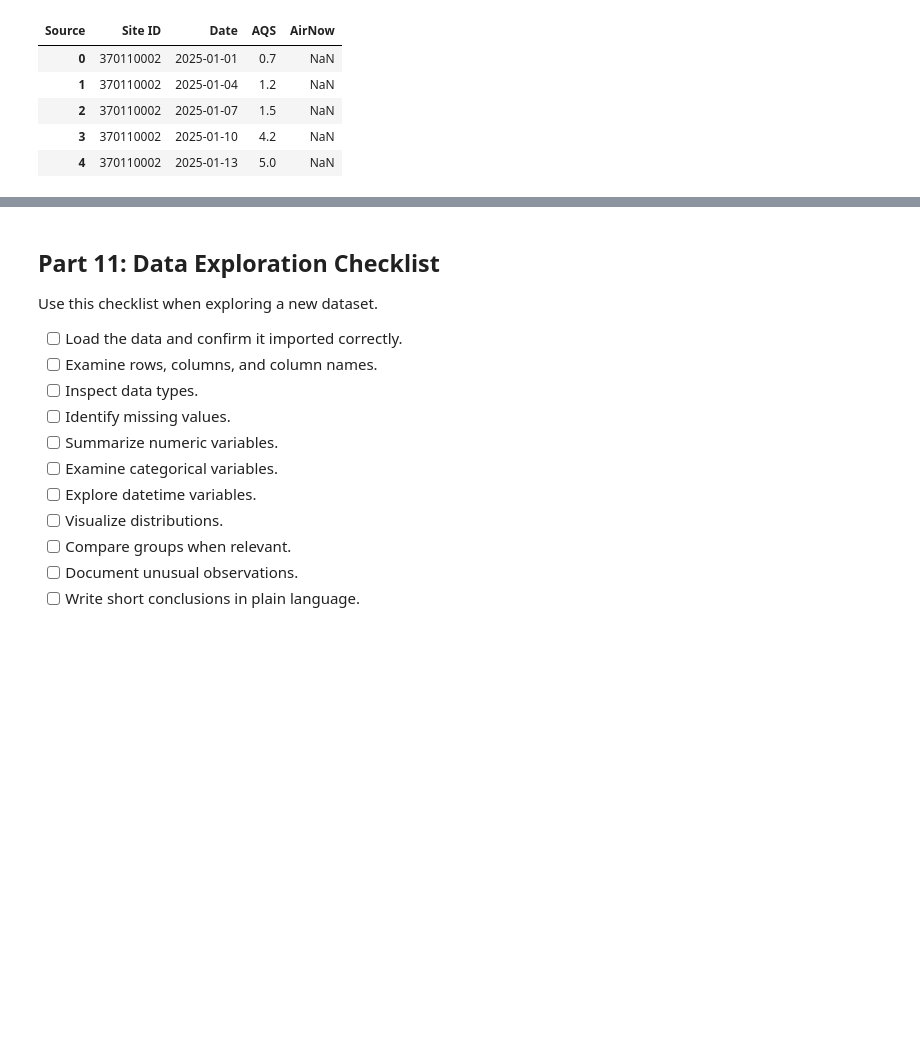
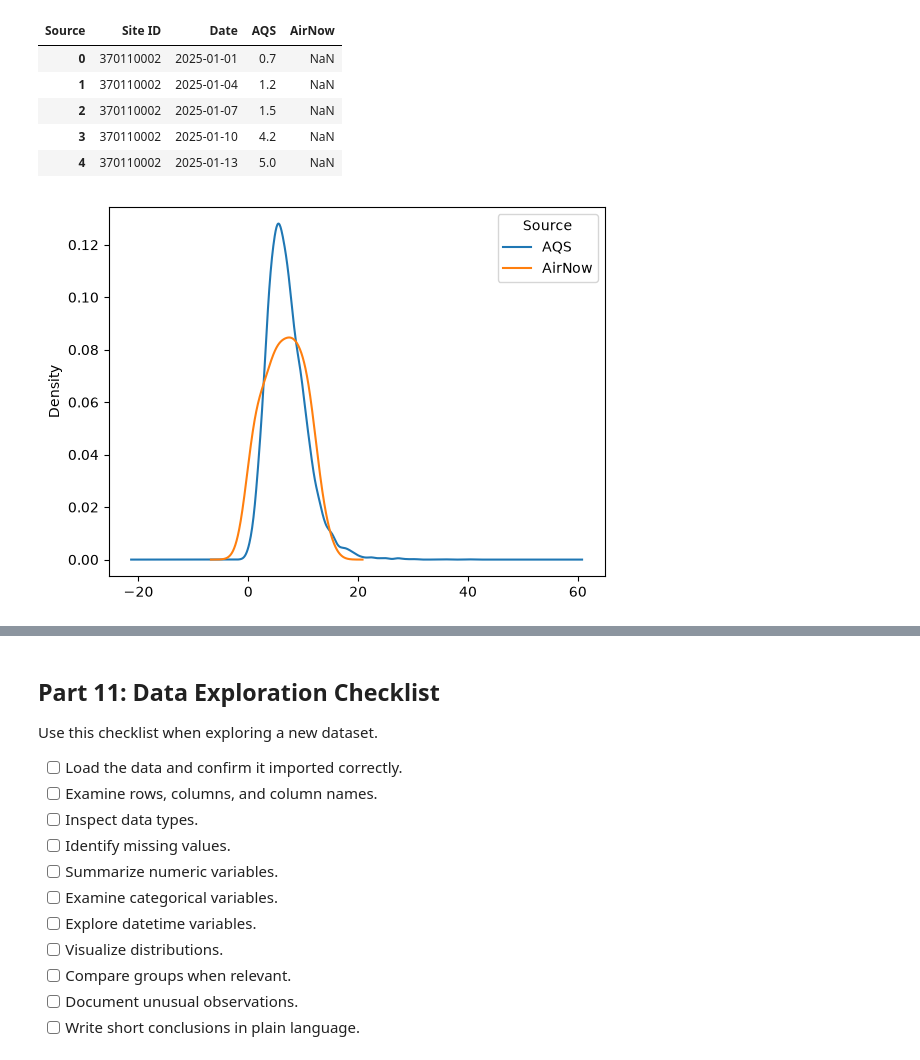
Before and after one commit to lamthieu1101/ENV700, a Jupyter notebook: lessons/M3-L-data-exploration-3-lab.ipynb, the cells around one changed output, grey strips where cells are left out. Cells and saved outputs as stored; diff of their text form; code cells hidden in the pictures; blank space fills up the shorter version.

```diff
--- a/lessons/M3-L-data-exploration-3-lab.ipynb
+++ b/lessons/M3-L-data-exploration-3-lab.ipynb
@@ -402,7 +423,7 @@ Create several visualizations, then decide which one is most useful for comparis
 >Below is code to transform the data such that concentration values are separated into different columns based on their source type ("AQS" or "AirNow"). We'll examine this code later, but you will need this format to produce the KDE plot.
 # %%
 #Transform data so concentration values are in separate columns by Source
-pm25_wide = pm25.pivot_table(
+pm25_wide = pm25_data.pivot_table(
     index = ['Site ID','Date'],
     columns = 'Source',
     values = conc_col,
@@ -421,6 +442,9 @@ pm25_wide.head()
 # %%
 # Create overlaid density (KDE) curves comparing PM2.5 concentration by source.
 # Use Pandas .plot(kind='kde').
+pm25_wide[['AQS','AirNow']].plot(kind='kde');
+# %% [output]
+[figure, added]
 # %%
 # Create a box plot comparing PM2.5 concentration by source.
 # Hint: use Pandas .plot(kind='box', by='Source') or DataFrame.boxplot().
```
Also changed, not shown: parts of 8 cells of this notebook, 1 other file.
